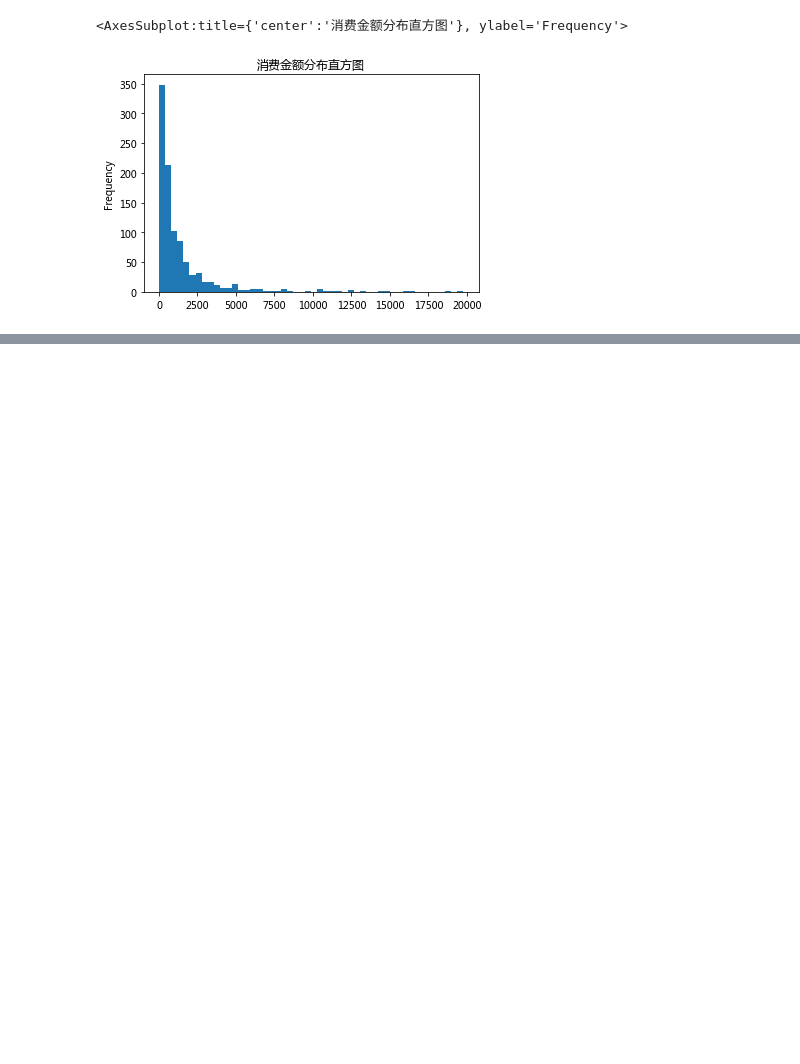
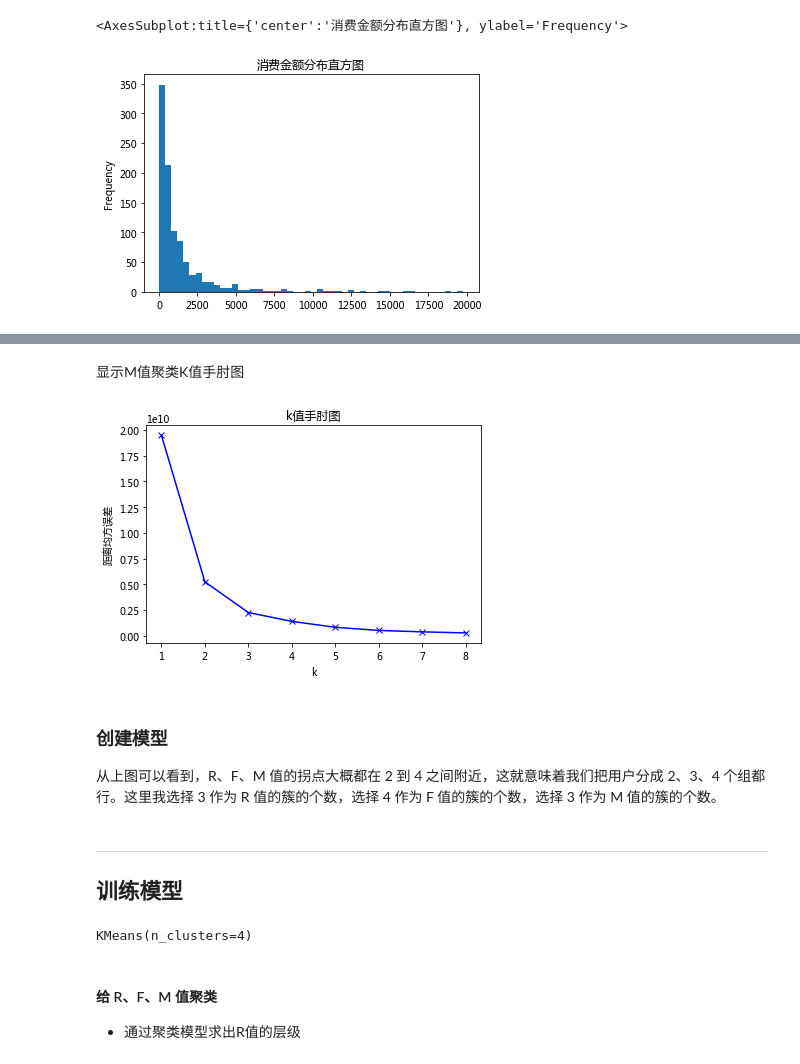
Before and after one commit to hdouhua/ml-in-action, a Jupyter notebook: ch05/RFM.ipynb, the cells around one changed output, grey strips where cells are left out. Drawn from its saved outputs; the diff is of its cells as text; code cells hidden in the pictures; blank space fills up the shorter version.

```diff
--- a/ch05/RFM.ipynb
+++ b/ch05/RFM.ipynb
@@ -248,0 +283,10 @@ df_user.query('M值 < 20000')['M值'].plot(kind='hist', bins=50, title='消费
+# %% [markdown]
+显示M值聚类K值手肘图
+# %%
+show_elbow(df_user[['M值']])
+# %% [output]
+[figure, added]
+# %% [markdown]
+### 创建模型
+
+从上图可以看到，R、F、M 值的拐点大概都在 2 到 4 之间附近，这就意味着我们把用户分成 2、3、4 个组都行。这里我选择 3 作为 R 值的簇的个数，选择 4 作为 F 值的簇的个数，选择 3 作为 M 值的簇的个数。
@@ -248,0 +297,14 @@ df_user.query('M值 < 20000')['M值'].plot(kind='hist', bins=50, title='消费
+# %% [markdown]
+---
+## 训练模型
+# %%
+# 拟合模型
+kmeans_R.fit(df_user[['R值']])
+kmeans_F.fit(df_user[['F值']])
+kmeans_M.fit(df_user[['M值']])
+# %% [output]
+KMeans(n_clusters=4)
+# %% [markdown]
+#### 给 R、F、M 值聚类
+
+- 通过聚类模型求出R值的层级
```
Also changed, not shown: parts of 50 cells of this notebook.
